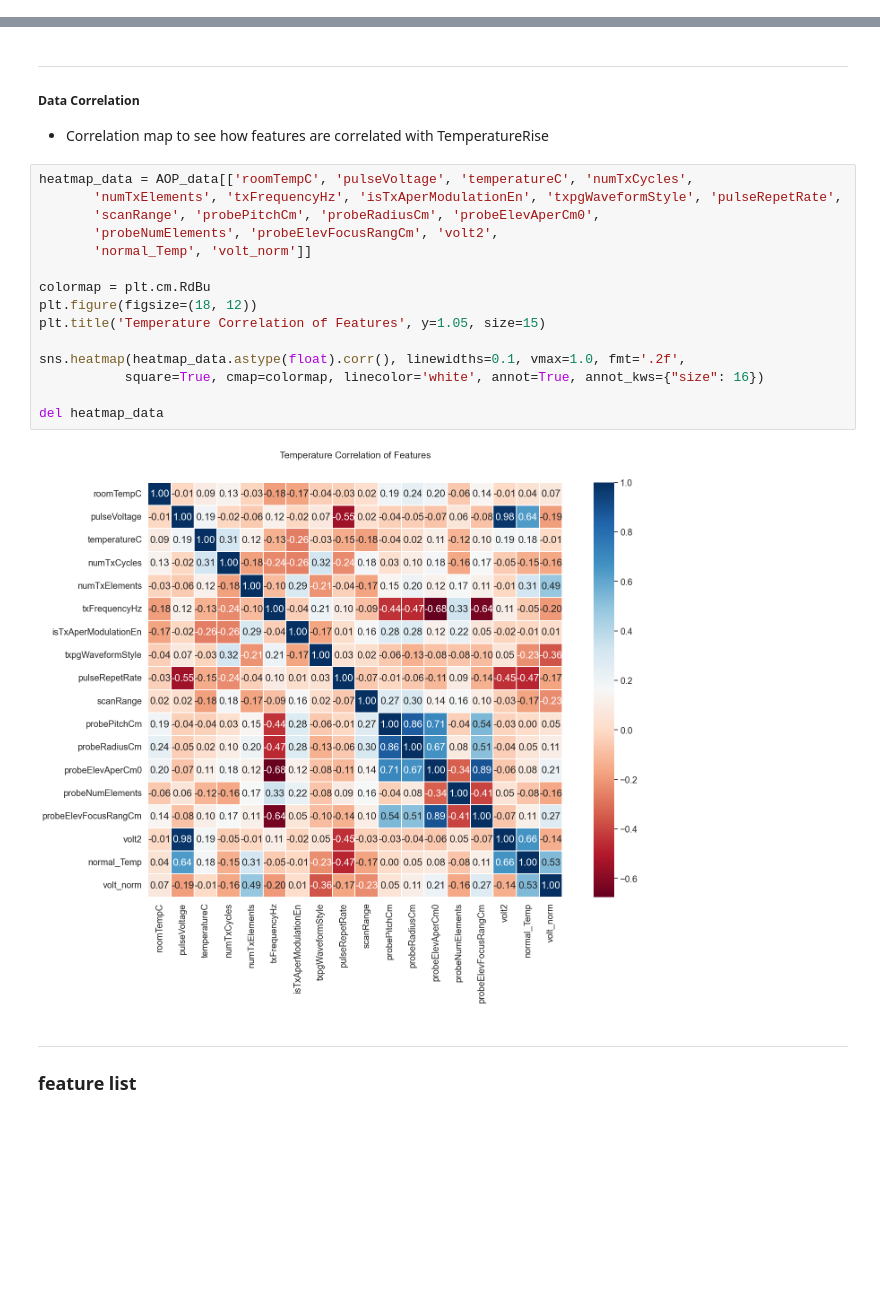
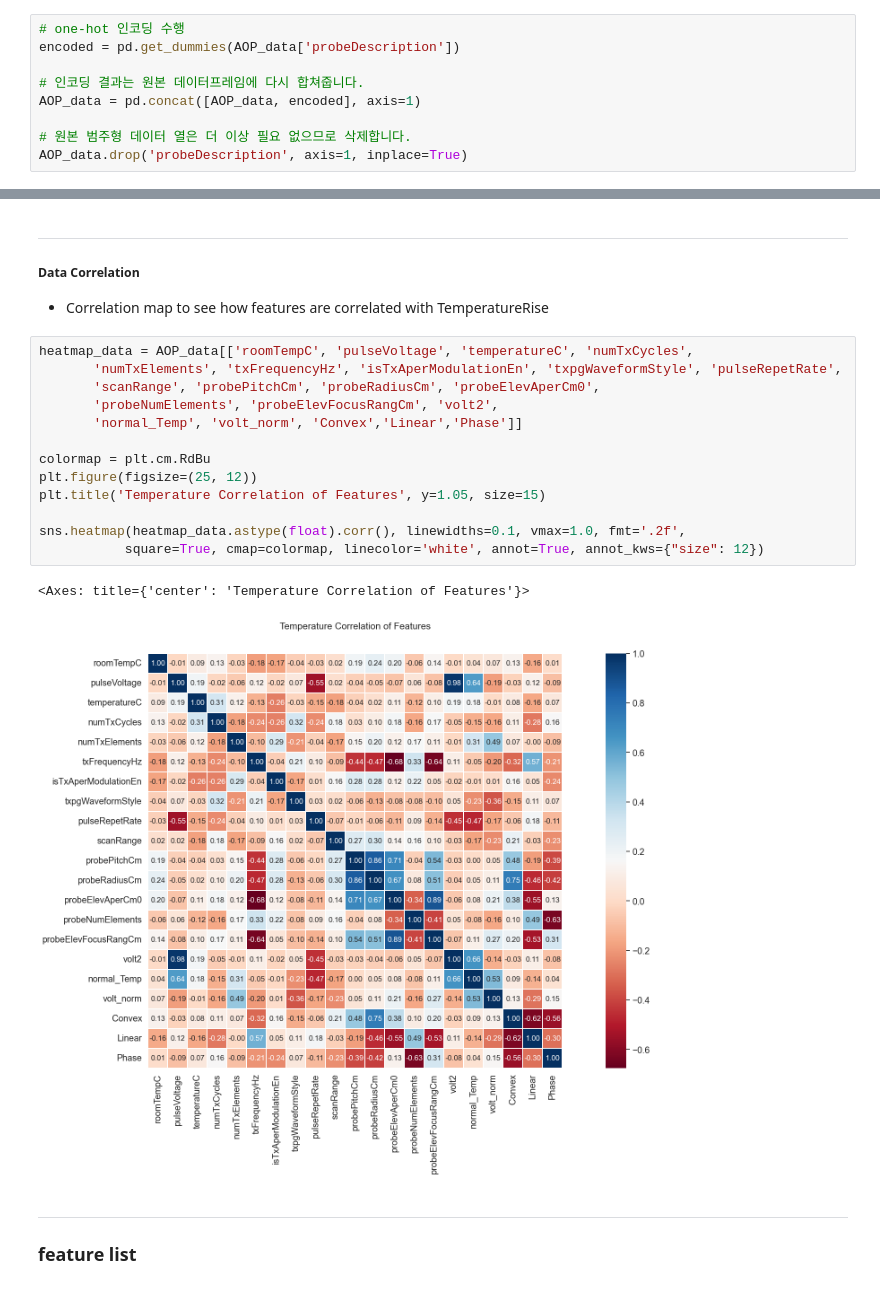
Before and after one commit to Hot-KimChi/Temperature_Modeling_Check, a Jupyter notebook: Temperature measurement_by measSet.ipynb, the cells around one changed output, grey strips where cells are left out. Drawn from its saved outputs; the diff is of its cells as text; blank space fills up the shorter version.

```diff
--- a/Temperature measurement_by measSet.ipynb
+++ b/Temperature measurement_by measSet.ipynb
@@ -832,0 +836,9 @@ Index(['Database', 'temperatureId', 'probeId', 'tempSSId', 'measSetNum',
+# %%
+# one-hot 인코딩 수행
+encoded = pd.get_dummies(AOP_data['probeDescription'])
+
+# 인코딩 결과는 원본 데이터프레임에 다시 합쳐줍니다.
+AOP_data = pd.concat([AOP_data, encoded], axis=1)
+
+# 원본 범주형 데이터 열은 더 이상 필요 없으므로 삭제합니다.
+AOP_data.drop('probeDescription', axis=1, inplace=True)
@@ -837,20 +859,19 @@ Index(['Database', 'temperatureId', 'probeId', 'tempSSId', 'measSetNum',
 # %%
 heatmap_data = AOP_data[['roomTempC', 'pulseVoltage', 'temperatureC', 'numTxCycles',
        'numTxElements', 'txFrequencyHz', 'isTxAperModulationEn', 'txpgWaveformStyle', 'pulseRepetRate',
        'scanRange', 'probePitchCm', 'probeRadiusCm', 'probeElevAperCm0',
        'probeNumElements', 'probeElevFocusRangCm', 'volt2',
-       'normal_Temp', 'volt_norm']]
+       'normal_Temp', 'volt_norm', 'Convex','Linear','Phase']]
 
 colormap = plt.cm.RdBu
-plt.figure(figsize=(18, 12))
+plt.figure(figsize=(25, 12))
 plt.title('Temperature Correlation of Features', y=1.05, size=15)
 
 sns.heatmap(heatmap_data.astype(float).corr(), linewidths=0.1, vmax=1.0, fmt='.2f',
-           square=True, cmap=colormap, linecolor='white', annot=True, annot_kws={"size": 16})
-
-del heatmap_data
+           square=True, cmap=colormap, linecolor='white', annot=True, annot_kws={"size": 12})
 # %% [output]
+<Axes: title={'center': 'Temperature Correlation of Features'}>
-[figure, old version]
+[figure, new version]
 # %% [markdown]
 ---
 ### feature list
```
Also changed, not shown: parts of 5 cells of this notebook.
